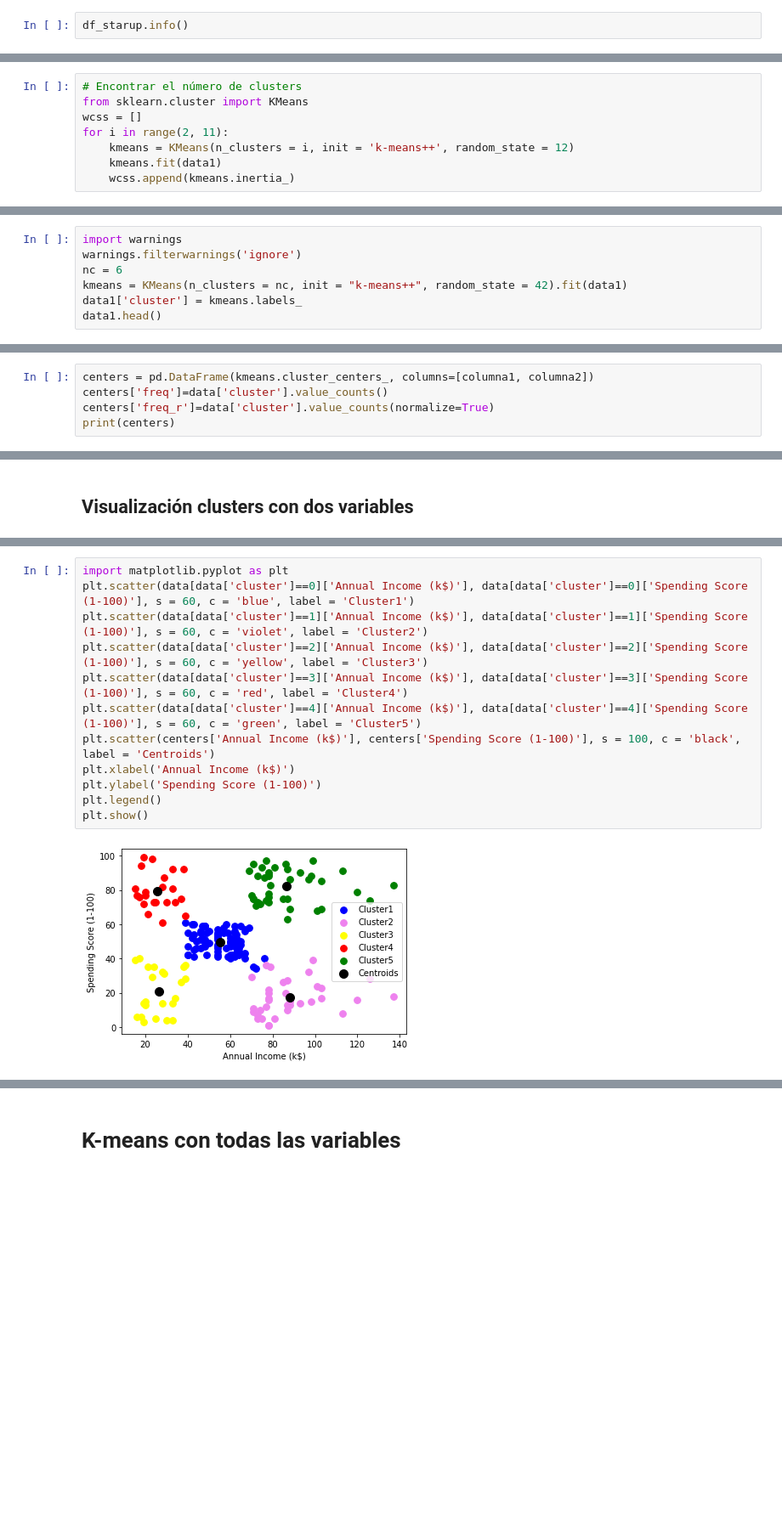
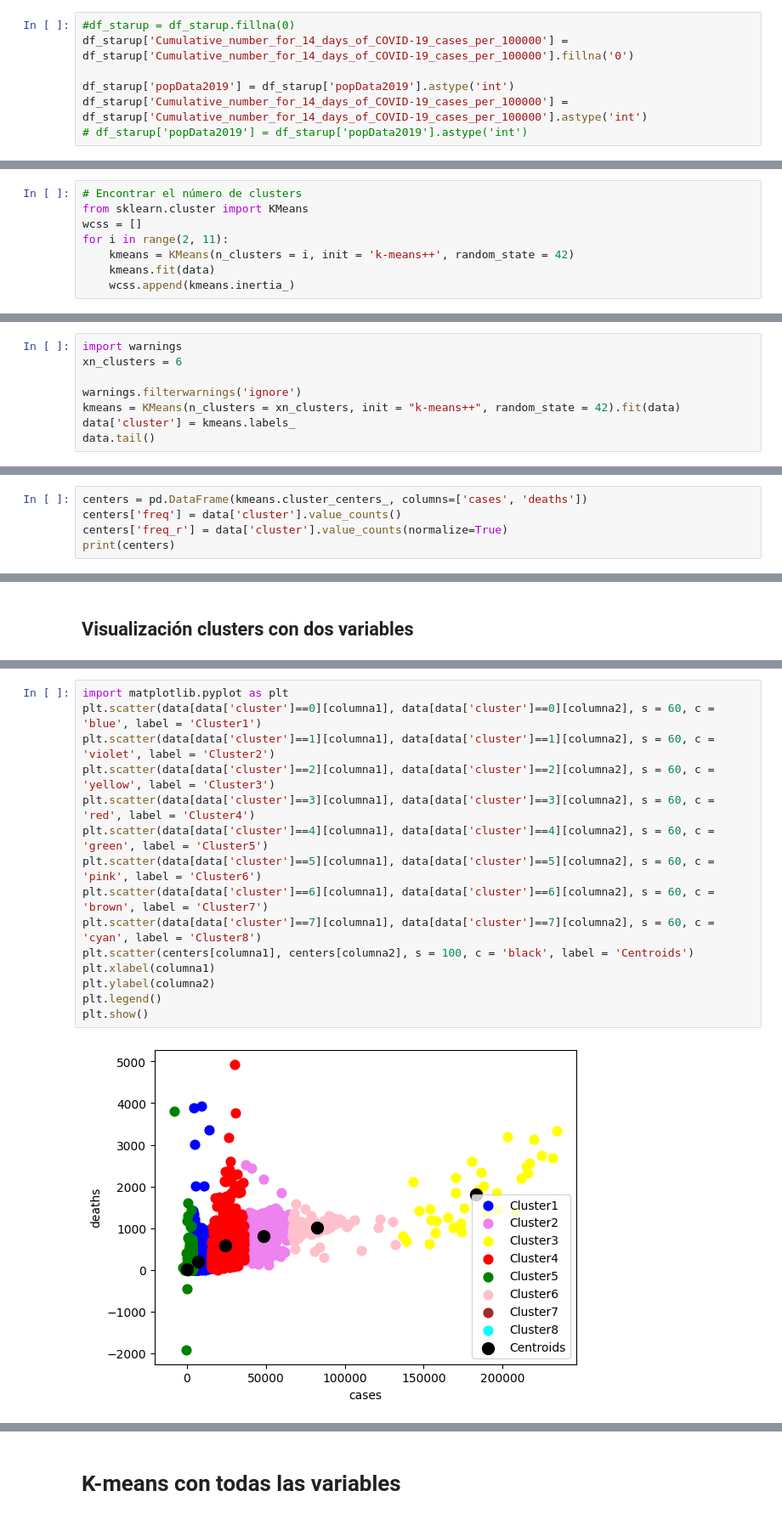
Before and after one commit to Taniapcc/tareaUnir, a Jupyter notebook: Clustering_Trabajo_Grupal.ipynb, the cells around one changed output, grey strips where cells are left out. Shown at 85% size. Cells and saved outputs as stored; diff of their text form; blank space fills up the shorter version.

```diff
--- a/Clustering_Trabajo_Grupal.ipynb
+++ b/Clustering_Trabajo_Grupal.ipynb
@@ -57,4 +153,9 @@ df_starup = df_starup.fillna(0)
 # %% [markdown]
 Reemplazar tipos de datos
 # %%
-df_starup.info()
+#df_starup = df_starup.fillna(0)
+df_starup['Cumulative_number_for_14_days_of_COVID-19_cases_per_100000'] = df_starup['Cumulative_number_for_14_days_of_COVID-19_cases_per_100000'].fillna('0')
+
+df_starup['popData2019'] = df_starup['popData2019'].astype('int')
+df_starup['Cumulative_number_for_14_days_of_COVID-19_cases_per_100000'] = df_starup['Cumulative_number_for_14_days_of_COVID-19_cases_per_100000'].astype('int')
+# df_starup['popData2019'] = df_starup['popData2019'].astype('int')
@@ -137,8 +224,8 @@ print(data1)
 from sklearn.cluster import KMeans
 wcss = []
 for i in range(2, 11):
-    kmeans = KMeans(n_clusters = i, init = 'k-means++', random_state = 12)
-    kmeans.fit(data1)
+    kmeans = KMeans(n_clusters = i, init = 'k-means++', random_state = 42)
+    kmeans.fit(data)
     wcss.append(kmeans.inertia_)
 # %%
 import matplotlib.pyplot as plt
@@ -153,9 +240,10 @@ plt.show()
 ## Definición de clusters k-means
 # %%
 import warnings
+xn_clusters = 6
+
 warnings.filterwarnings('ignore')
-nc = 6
-kmeans = KMeans(n_clusters = nc, init = "k-means++", random_state = 42).fit(data1)
-data1['cluster'] = kmeans.labels_
-data1.head()
+kmeans = KMeans(n_clusters = xn_clusters, init = "k-means++", random_state = 42).fit(data)
+data['cluster'] = kmeans.labels_
+data.tail()
 # %% [output]
@@ -163,7 +256,7 @@ IndexError: ignored
 # %%
-centers = pd.DataFrame(kmeans.cluster_centers_, columns=[columna1, columna2])
-centers['freq']=data['cluster'].value_counts()
-centers['freq_r']=data['cluster'].value_counts(normalize=True)
+centers = pd.DataFrame(kmeans.cluster_centers_, columns=['cases', 'deaths'])
+centers['freq'] = data['cluster'].value_counts()
+centers['freq_r'] = data['cluster'].value_counts(normalize=True)
 print(centers)
 # %% [output]
            cases       deaths   freq    freq_r
@@ -190,15 +283,18 @@ plt.show()
 # %%
 import matplotlib.pyplot as plt
-plt.scatter(data[data['cluster']==0]['Annual Income (k$)'], data[data['cluster']==0]['Spending Score (1-100)'], s = 60, c = 'blue', label = 'Cluster1')
-plt.scatter(data[data['cluster']==1]['Annual Income (k$)'], data[data['cluster']==1]['Spending Score (1-100)'], s = 60, c = 'violet', label = 'Cluster2')
-plt.scatter(data[data['cluster']==2]['Annual Income (k$)'], data[data['cluster']==2]['Spending Score (1-100)'], s = 60, c = 'yellow', label = 'Cluster3')
-plt.scatter(data[data['cluster']==3]['Annual Income (k$)'], data[data['cluster']==3]['Spending Score (1-100)'], s = 60, c = 'red', label = 'Cluster4')
-plt.scatter(data[data['cluster']==4]['Annual Income (k$)'], data[data['cluster']==4]['Spending Score (1-100)'], s = 60, c = 'green', label = 'Cluster5')
-plt.scatter(centers['Annual Income (k$)'], centers['Spending Score (1-100)'], s = 100, c = 'black', label = 'Centroids')
-plt.xlabel('Annual Income (k$)')
-plt.ylabel('Spending Score (1-100)')
+plt.scatter(data[data['cluster']==0][columna1], data[data['cluster']==0][columna2], s = 60, c = 'blue', label = 'Cluster1')
+plt.scatter(data[data['cluster']==1][columna1], data[data['cluster']==1][columna2], s = 60, c = 'violet', label = 'Cluster2')
+plt.scatter(data[data['cluster']==2][columna1], data[data['cluster']==2][columna2], s = 60, c = 'yellow', label = 'Cluster3')
+plt.scatter(data[data['cluster']==3][columna1], data[data['cluster']==3][columna2], s = 60, c = 'red', label = 'Cluster4')
+plt.scatter(data[data['cluster']==4][columna1], data[data['cluster']==4][columna2], s = 60, c = 'green', label = 'Cluster5')
+plt.scatter(data[data['cluster']==5][columna1], data[data['cluster']==5][columna2], s = 60, c = 'pink', label = 'Cluster6')
+plt.scatter(data[data['cluster']==6][columna1], data[data['cluster']==6][columna2], s = 60, c = 'brown', label = 'Cluster7')
+plt.scatter(data[data['cluster']==7][columna1], data[data['cluster']==7][columna2], s = 60, c = 'cyan', label = 'Cluster8')
+plt.scatter(centers[columna1], centers[columna2], s = 100, c = 'black', label = 'Centroids')
+plt.xlabel(columna1)
+plt.ylabel(columna2)
 plt.legend()
 plt.show()
 # %% [output]
-[figure, old version]
+[figure, new version]
 # %% [markdown]
```
Also changed, not shown: parts of 26 cells of this notebook, 1 other file.
